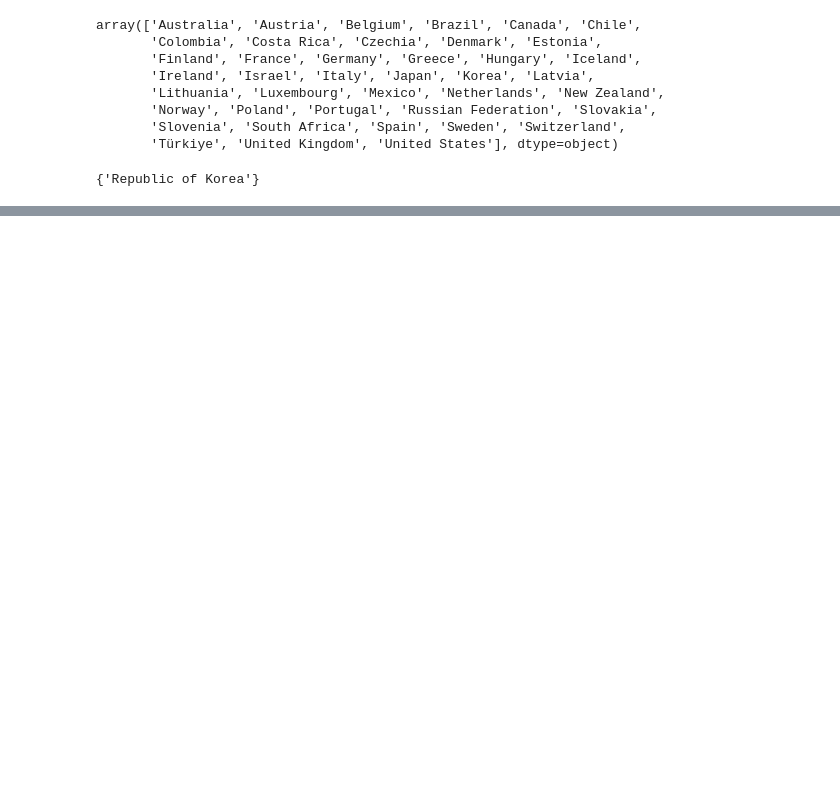
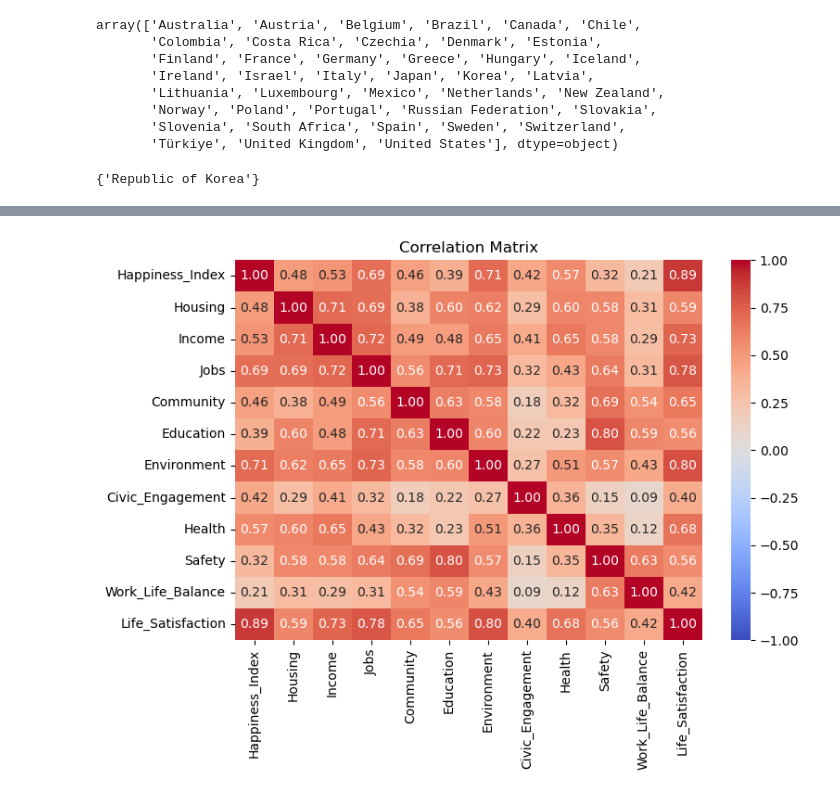
Before and after one commit to dkohalmi/CIP_FS25_202, a Jupyter notebook: notebooks/analyse_betterlife.ipynb, the cells around one changed output, grey strips where cells are left out. Saved outputs shown, nothing was run; the diff lists cells and outputs as text; code cells hidden in the pictures; blank space fills up the shorter version.

```diff
--- a/notebooks/analyse_betterlife.ipynb
+++ b/notebooks/analyse_betterlife.ipynb
@@ -124,0 +538,11 @@ set(countries_betterlife)-countries_both
+# %%
+# We may need the original dataframe for further analysis, that's why we create a deep copy of the filtered data (filtered the year 2024):
+df_happiness_filtered = df_happiness[df_happiness["Year"]==2024].copy()
+
+# Keep only the columns "Country name" and "Ladder score":
+columns_to_keep = ["Country name", "Ladder score"]
+df_happiness_filtered = df_happiness_filtered[columns_to_keep].copy()
+
+# Rename column from "Ladder score" to "Happiness_Index"
+df_happiness_filtered.rename(columns={"Ladder score" : "Happiness_Index"}, inplace=True)
+print(df_happiness_filtered)
@@ -239,0 +660,3 @@ sns.scatterplot(data=df_merged, x="Housing", y="Happiness_Index", palette="deep"
+# %%
+# Replace "Republic of Korea" with "Korea":
+df_happiness_filtered["Country name"] = df_happiness_filtered["Country name"].replace("Republic of Korea", "Korea")
@@ -239,0 +673,4 @@ sns.scatterplot(data=df_merged, x="Housing", y="Happiness_Index", palette="deep"
+# %%
+# Left-merge Better Life Index dataframe and Happiness Index dataframe:
+df_merged = df_betterlife.merge(df_happiness_filtered, left_on='Country', right_on='Country name',
+          suffixes=('_left', '_right'))
@@ -239,0 +680,3 @@ sns.scatterplot(data=df_merged, x="Housing", y="Happiness_Index", palette="deep"
+# %%
+# Remove "Country name" column:
+df_merged.drop( columns=["Country name"], inplace=True)
@@ -239,0 +695,17 @@ sns.scatterplot(data=df_merged, x="Housing", y="Happiness_Index", palette="deep"
+# %%
+import seaborn as sns
+import matplotlib.pyplot as plt
+
+# Compute correlation matrix
+corr_matrix = df_merged[["Happiness_Index", "Housing", "Income", "Jobs" , "Community" , "Education" ,"Environment", "Civic_Engagement",
+                         "Health", "Safety", "Work_Life_Balance", "Life_Satisfaction"]].corr()
+
+# Plot heatmap
+plt.figure(figsize=(8,6))
+sns.heatmap(corr_matrix, annot=True, cmap="coolwarm", fmt=".2f", vmin=-1, vmax=1)
+plt.title("Correlation Matrix")
+plt.tight_layout()
+plt.savefig("betterlife_correlation.jpg")
+plt.show()
+# %% [output]
+[figure, added]
```
Also changed, not shown: parts of 147 cells of this notebook.
